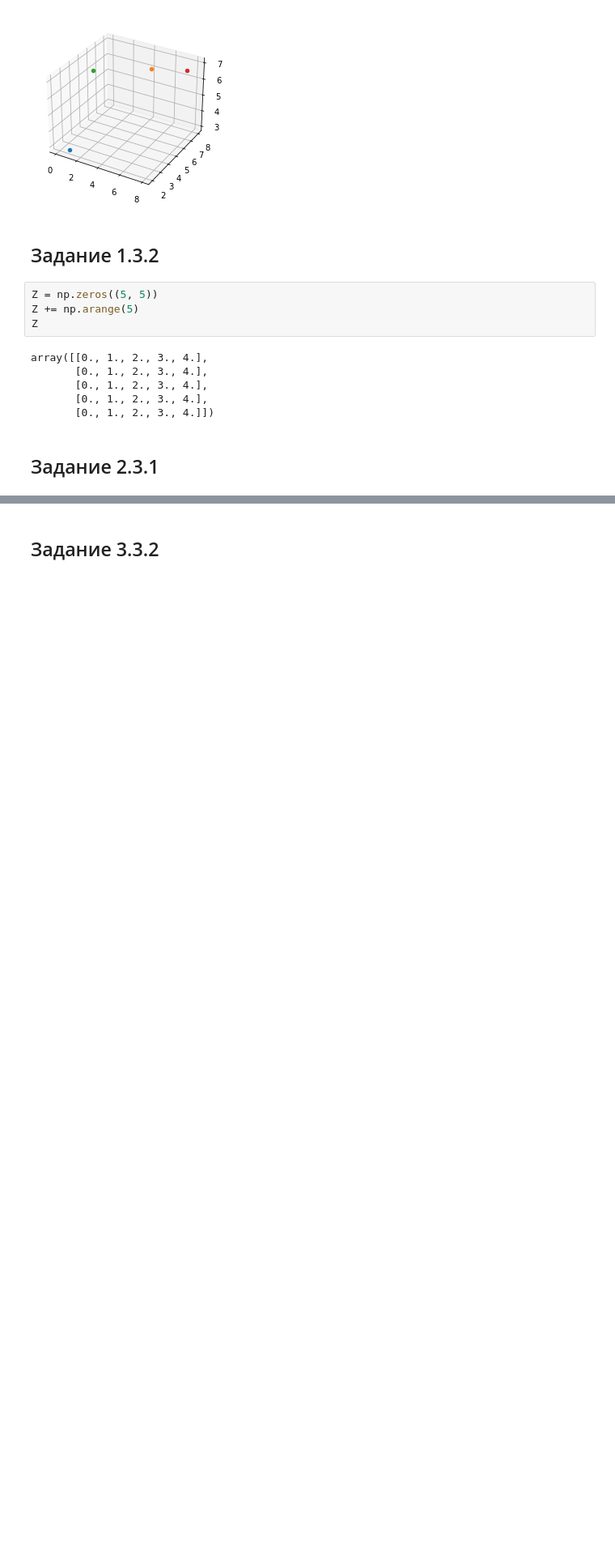
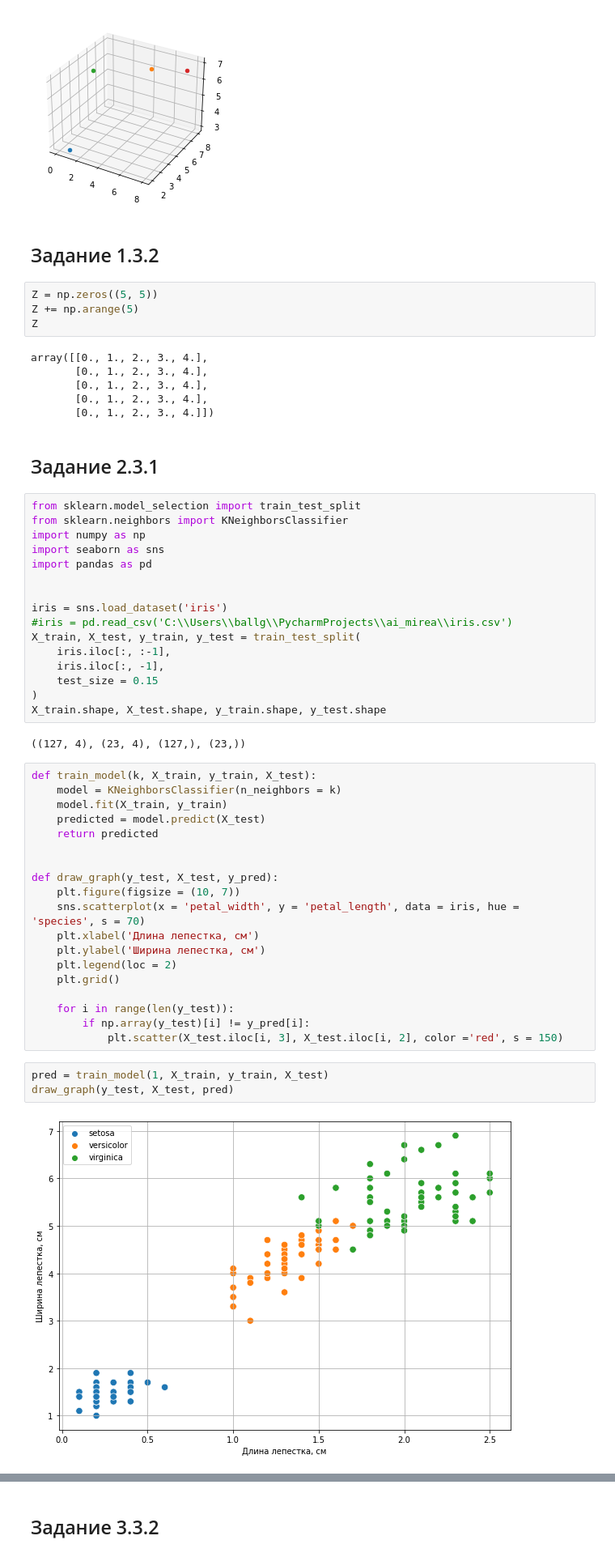
Before and after one commit to AndreyVAAVA/AI_RTU_MIREA, a Jupyter notebook: notebooks/ThirdPractice.ipynb, the cells around one changed output, grey strips where cells are left out. Shown: that part at 81% size. Saved outputs shown, nothing was run; the diff lists cells and outputs as text; blank space fills up the shorter version.

```diff
--- a/notebooks/ThirdPractice.ipynb
+++ b/notebooks/ThirdPractice.ipynb
@@ -39,3 +39,45 @@ array([[0., 1., 2., 3., 4.],
        [0., 1., 2., 3., 4.]])
 # %% [markdown]
 ## Задание 2.3.1
+# %%
+from sklearn.model_selection import train_test_split
+from sklearn.neighbors import KNeighborsClassifier
+import numpy as np
+import seaborn as sns
+import pandas as pd
+
+
+iris = sns.load_dataset('iris')
+#iris = pd.read_csv('C:\\Users\\ballg\\PycharmProjects\\ai_mirea\\iris.csv')
+X_train, X_test, y_train, y_test = train_test_split(
+    iris.iloc[:, :-1],
+    iris.iloc[:, -1],
+    test_size = 0.15
+)
+X_train.shape, X_test.shape, y_train.shape, y_test.shape
+# %% [output]
+((127, 4), (23, 4), (127,), (23,))
+# %%
+def train_model(k, X_train, y_train, X_test):
+    model = KNeighborsClassifier(n_neighbors = k)
+    model.fit(X_train, y_train)
+    predicted = model.predict(X_test)
+    return predicted
+
+
+def draw_graph(y_test, X_test, y_pred):
+    plt.figure(figsize = (10, 7))
+    sns.scatterplot(x = 'petal_width', y = 'petal_length', data = iris, hue = 'species', s = 70)
+    plt.xlabel('Длина лепестка, см')
+    plt.ylabel('Ширина лепестка, см')
+    plt.legend(loc = 2)
+    plt.grid()
+
+    for i in range(len(y_test)):
+        if np.array(y_test)[i] != y_pred[i]:
+            plt.scatter(X_test.iloc[i, 3], X_test.iloc[i, 2], color ='red', s = 150)
+# %%
+pred = train_model(1, X_train, y_train, X_test)
+draw_graph(y_test, X_test, pred)
+# %% [output]
+[figure, added]
```
Also changed, not shown: parts of 4 cells of this notebook, 2 other files.
